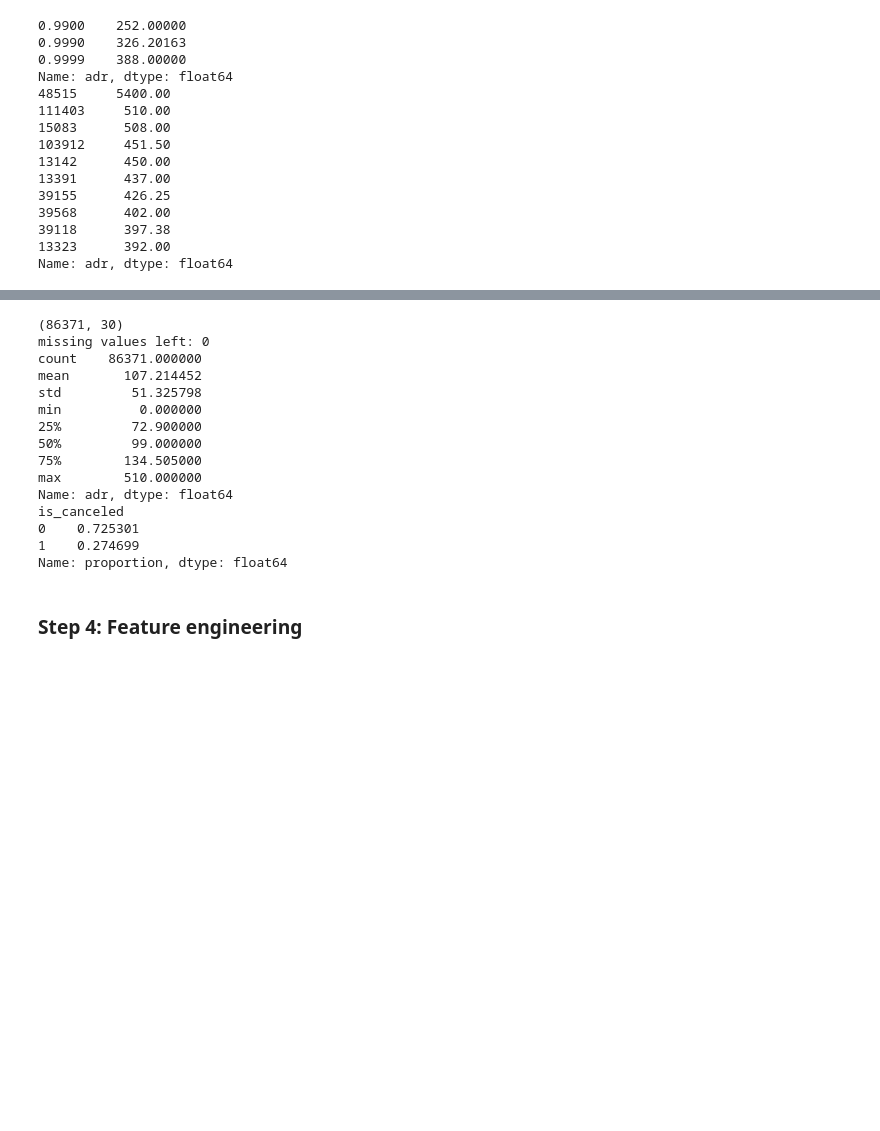
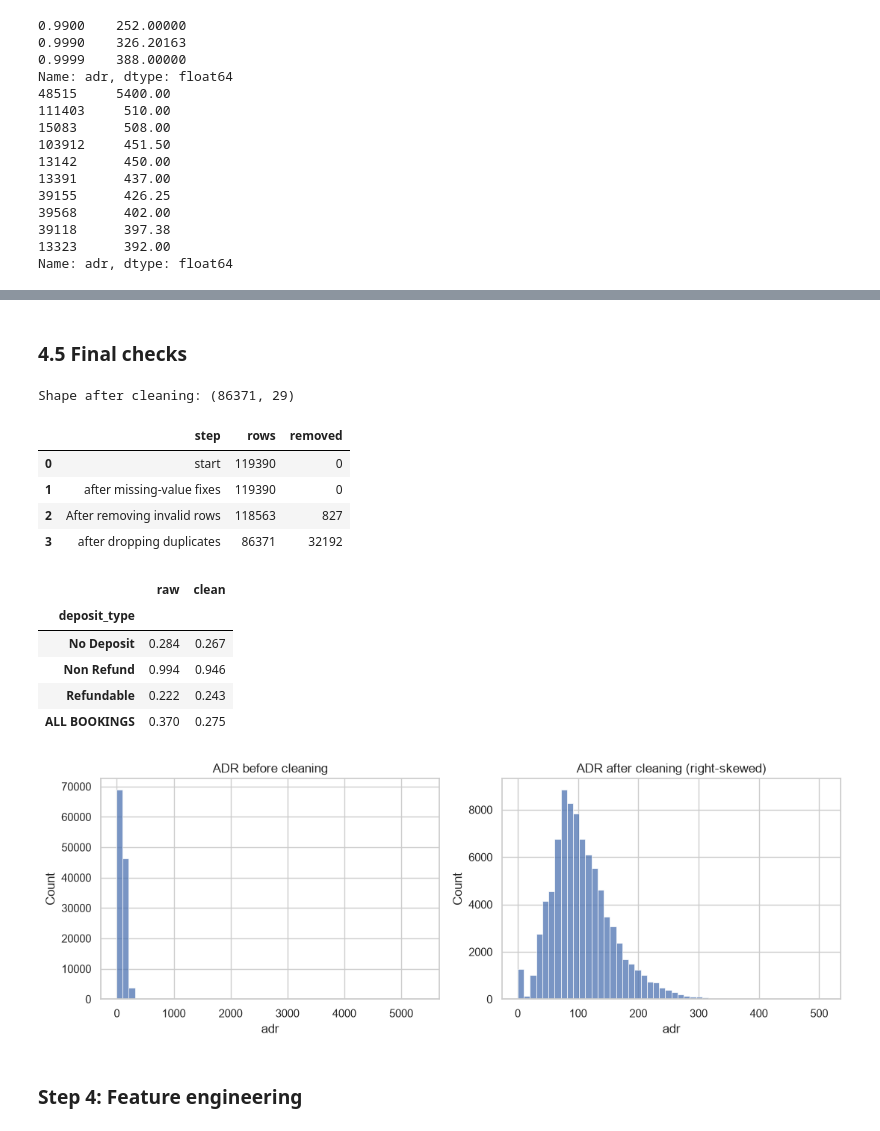
Before and after one commit to Hiruna01/hotel-booking-intelligence, a Jupyter notebook: notebooks/01_eda_cleaning.ipynb, the cells around one changed output, grey strips where cells are left out. Drawn from its saved outputs; the diff is of its cells as text; code cells hidden in the pictures; blank space fills up the shorter version.

Commit message:
improve the eda notebook structure

```diff
--- a/notebooks/01_eda_cleaning.ipynb
+++ b/notebooks/01_eda_cleaning.ipynb
@@ -345,2 +462,2 @@ Logs :
 # %%
-df = df.drop(columns=["reservation_status", "reservation_status_date"])
+df = df.drop(columns=LEAKAGE_COLS)
@@ -360,3 +463,0 @@ df = df.drop(columns=["company"])
-# %%
-# Missing values in the childern column are fill with 0 because it has few missing values and fill that with the 0 is the sensible default
-df["children"] = df["children"].fillna(0)
@@ -374,0 +476,12 @@ df["agent"] = df["agent"].apply(lambda x: "Unknown" if pd.isna(x) else str(int(x
+# %%
+df = df.drop(columns=["company"])
+df["children"] = df["children"].fillna(0).astype(int)
+df["country"] = df["country"].fillna("Unknown")
+
+# .apply runs the lambda on every value: missing -> "Unknown", otherwise 9.0 -> "9"
+df["agent"] = df["agent"].apply(lambda x: "Unknown" if pd.isna(x) else str(int(x)))
+
+df["meal"] = df["meal"].replace("Undefined", "SC")
+
+assert df.isna().sum().sum() == 0, "missing values remain"
+log_step("after missing-value fixes", df)
@@ -439,26 +559,48 @@ Logs :
+# %% [markdown]
+### 4.5 Final checks
 # %%
 df = df.reset_index(drop=True)
-print(df.shape)
-print("missing values left:", df.isna().sum().sum())     # should be 0
-print(df["adr"].describe())                               # min >= 0, sensible max
-print(df["is_canceled"].value_counts(normalize=True))     # roughly 63/37 still?
-df.to_csv("../data/clean/hotel_clean.csv", index=False)
+
+# Hard checks: the notebook stops here if anything is wrong
+assert df.isna().sum().sum() == 0
+assert not set(LEAKAGE_COLS) & set(df.columns)
+assert df["adr"].between(0, ADR_MAX).all()
+assert not df.duplicated().any()
+assert (df["stays_in_week_nights"] + df["stays_in_weekend_nights"] > 0).all()
+
+print("Shape after cleaning:", df.shape)
+display(pd.DataFrame(cleaning_log))
 # %% [output]
-(86371, 30)
-missing values left: 0
-count    86371.000000
-mean       107.214452
-std         51.325798
-min          0.000000
-25%         72.900000
-50%         99.000000
-75%        134.505000
-max        510.000000
-Name: adr, dtype: float64
-is_canceled
-0    0.725301
-1    0.274699
-Name: proportion, dtype: float64
+Shape after cleaning: (86371, 29)
+|  | step | rows | removed |
+| 0 | start | 119390 | 0 |
+| 1 | after missing-value fixes | 119390 | 0 |
+| 2 | After removing invalid rows | 118563 | 827 |
+| 3 | after dropping duplicates | 86371 | 32192 |
+# %%
+# What changed between raw and clean?
+comparison = pd.DataFrame({
+    "raw": raw.groupby("deposit_type")["is_canceled"].mean(),
+    "clean": df.groupby("deposit_type")["is_canceled"].mean(),
+}).round(3)
+comparison.loc["ALL BOOKINGS"] = [raw["is_canceled"].mean().round(3), df["is_canceled"].mean().round(3)]
+display(comparison)
+
+fig, axes = plt.subplots(1, 2, figsize=(11, 4))
+sns.histplot(raw["adr"], bins=50, ax=axes[0])
+axes[0].set_title("ADR before cleaning")
+sns.histplot(df["adr"], bins=50, ax=axes[1])
+axes[1].set_title("ADR after cleaning (right-skewed)")
+plt.tight_layout()
+plt.show()
+# %% [output]
+|  | raw | clean |
+| deposit_type |  |  |
+| No Deposit | 0.284 | 0.267 |
+| Non Refund | 0.994 | 0.946 |
+| Refundable | 0.222 | 0.243 |
+| ALL BOOKINGS | 0.370 | 0.275 |
+[figure, added]
 # %% [markdown]
 ### **Step 4: Feature engineering**
 # %% [markdown]
```
Also changed, not shown: parts of 73 cells of this notebook, 3 other files.
